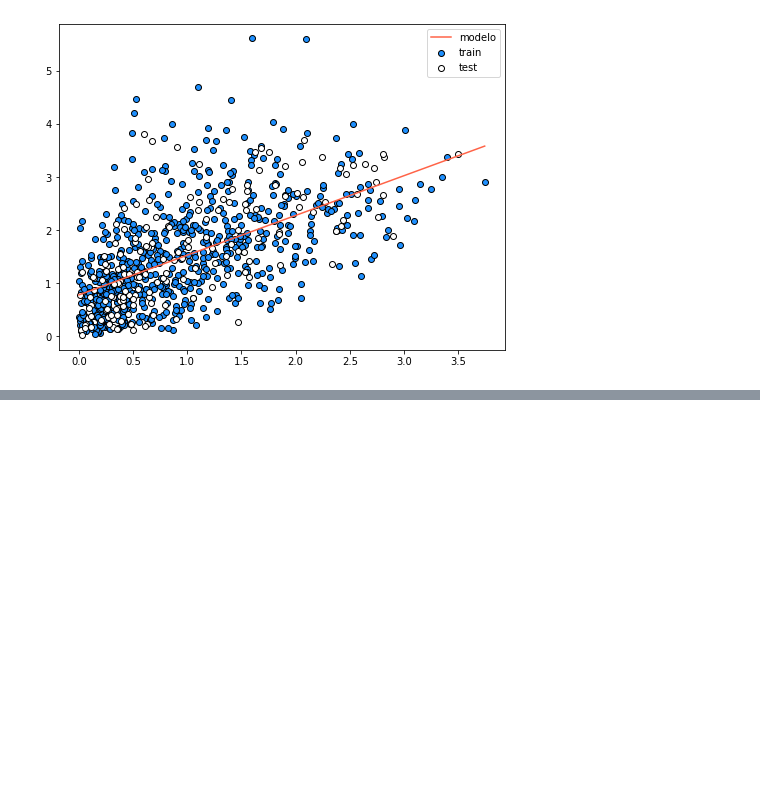
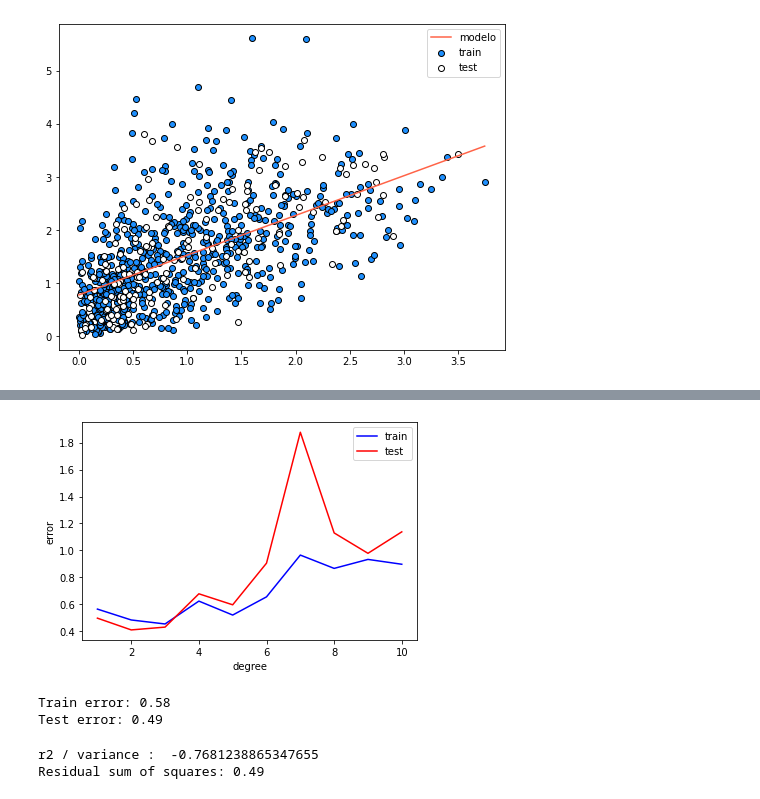
Before and after one commit to nachitog83/mentoria_img, a Jupyter notebook: 3-Introduccion_AS/4_Introducción_al_Aprendizaje_Supervisado_Detección_de_Objetos_ver1.ipynb, the cells around one changed output, grey strips where cells are left out. Drawn from its saved outputs; the diff is of its cells as text; code cells hidden in the pictures; blank space fills up the shorter version.

```diff
--- a/3-Introduccion_AS/4_Introducción_al_Aprendizaje_Supervisado_Detección_de_Objetos_ver1.ipynb
+++ b/3-Introduccion_AS/4_Introducción_al_Aprendizaje_Supervisado_Detección_de_Objetos_ver1.ipynb
@@ -292,0 +361,70 @@ plt.show()
+# %%
+train_errors_all = []
+test_errors_all = []
+degrees = [1, 2, 3, 4, 5, 6, 7, 8, 9, 10]
+for degree in degrees:
+    # train:
+    poly_all = PolynomialFeatures(degree)
+    lr_all = LinearRegression()
+    modelGp_all = Pipeline([('poly', poly_all),
+                    ('linear_reg', lr_all)])
+
+    modelGp_all.fit(X_train_G, y_train_G)
+
+    # predict:
+    y_train_G_pred_all = modelGp_all.predict(X_train_G)
+    y_test_G_pred_all = modelGp_all.predict(X_test_G)
+
+    # evaluate:
+    train_error = mean_squared_error(y_train_G, y_train_G_pred_all)
+    test_error = mean_squared_error(y_test_G, y_test_G_pred_all)
+    train_errors_all.append(train_error)
+    test_errors_all.append(test_error)
+# %%
+plt.plot(degrees, train_errors_all, color="blue", label="train")
+plt.plot(degrees, test_errors_all, color="red", label="test")
+plt.legend()
+plt.xlabel("degree")
+plt.ylabel("error")
+plt.show()
+# %% [output]
+[figure, added]
+# %%
+degree = 3
+poly_all = PolynomialFeatures(degree)
+lr_all = LinearRegression()
+modelGp_all = Pipeline([('poly', poly_all),
+                    ('linear_reg', lr_all)])
+
+modelGp_all.fit(X_train_G, y_train_G)
+
+# predict:
+y_train_G_pred_all = modelGp_all.predict(X_train_G)
+y_test_G_pred_all = modelGp_all.predict(X_test_G)
+
+# evaluate:
+train_error = mean_squared_error(y_train_G, y_train_G_pred)
+test_error = mean_squared_error(y_test_G, y_test_G_pred)
+print(f'Train error: {round(train_error, 2)}')
+print(f'Test error: {round(test_error, 2)}')
+# %% [output]
+Train error: 0.58
+Test error: 0.49
+# %%
+degree = 2
+poly = PolynomialFeatures(degree)
+lr = LinearRegression()
+modelGp = Pipeline([('poly', poly),
+                    ('linear_reg', lr)])
+
+parameters = {'linear_reg__fit_intercept':[True,False], 'linear_reg__normalize':[True,False], 'linear_reg__copy_X':[True, False]}
+
+grid_search = GridSearchCV(modelGp, parameters, cv=2, n_jobs=1, scoring='neg_root_mean_squared_error')
+
+grid_search.fit(X_train_Gf, y_train_G)
+
+print("r2 / variance : ", grid_search.best_score_)
+print("Residual sum of squares: %.2f" % np.mean((grid_search.predict(X_test_Gf) - y_test_G) ** 2))
+# %% [output]
+r2 / variance :  -0.7681238865347655
+Residual sum of squares: 0.49
```
Also changed, not shown: parts of 9 cells of this notebook.
